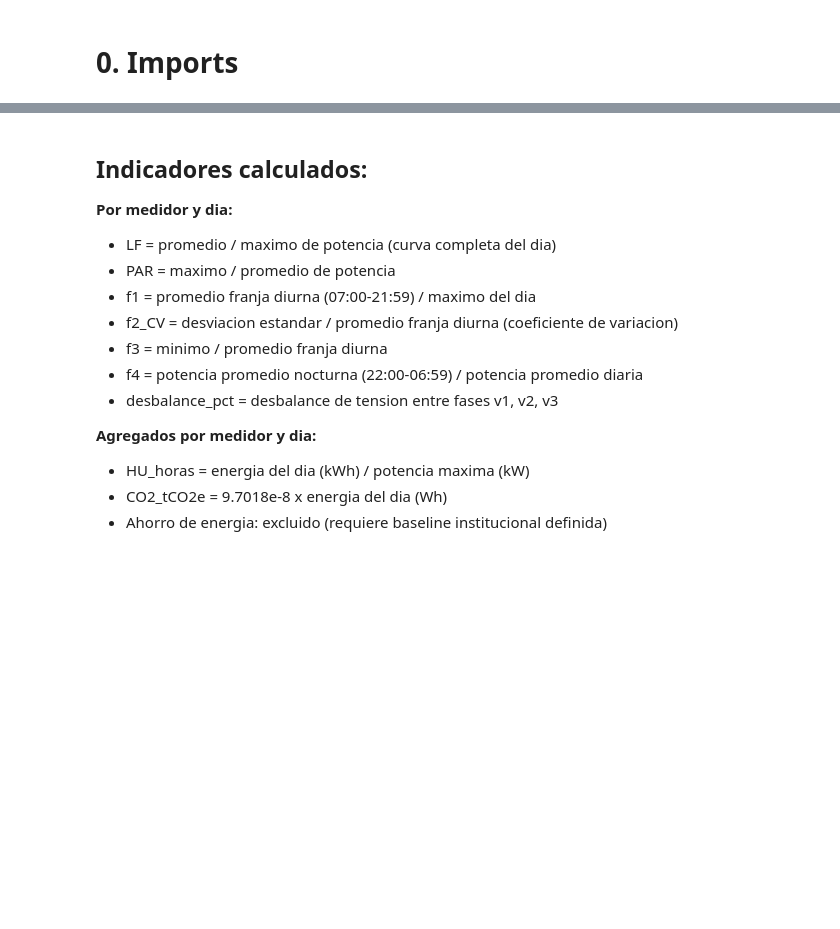
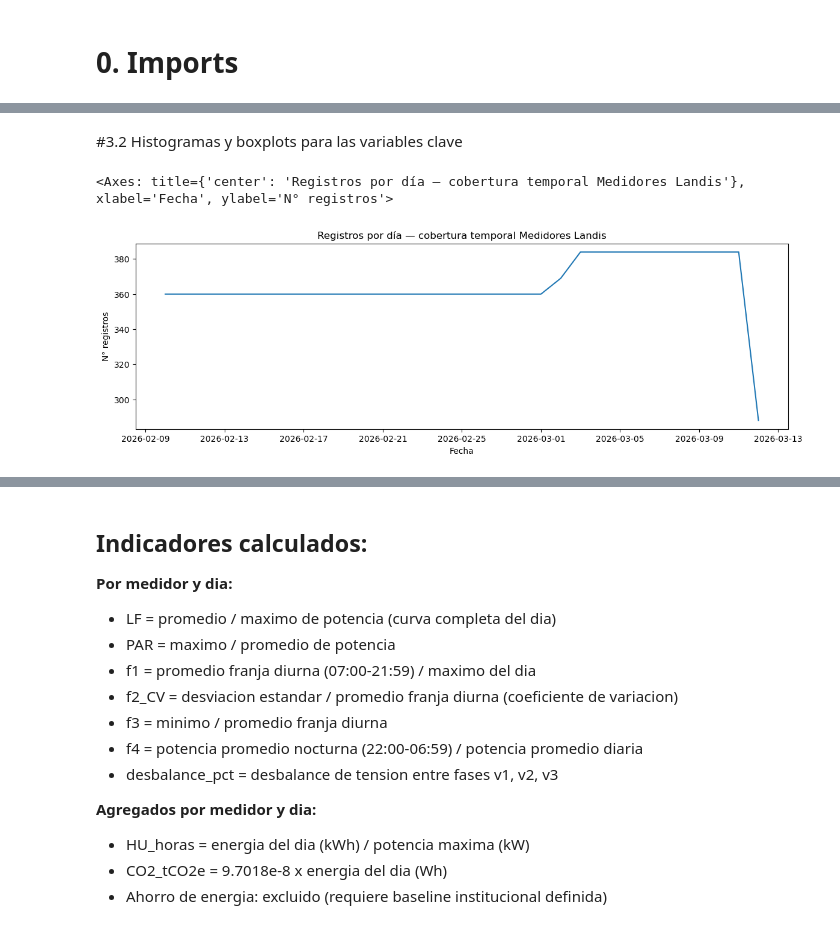
Before and after one commit to nickmen1201/e-visor, a Jupyter notebook: 2026/calculo_indicadores_kpis_2026.ipynb, the cells around one changed output, grey strips where cells are left out. Saved outputs shown, nothing was run; the diff lists cells and outputs as text; code cells hidden in the pictures; blank space fills up the shorter version.

```diff
--- a/2026/calculo_indicadores_kpis_2026.ipynb
+++ b/2026/calculo_indicadores_kpis_2026.ipynb
@@ -30,0 +106,21 @@ data["time_index_colombia"] = pd.to_datetime(data["time_index_colombia"], errors
+# %% [markdown]
+#3.2 Histogramas y boxplots para las variables clave
+# %%
+# Paso 2: visualización útil — registros por día
+registros_por_dia = (
+    data
+    .groupby(data["time_index_colombia"].dt.date)
+    .size()
+    .rename("n_registros")
+)
+
+registros_por_dia.plot(
+    kind="line",
+    figsize=(14, 4),
+    title="Registros por día — cobertura temporal Medidores Landis",
+    xlabel="Fecha",
+    ylabel="N° registros"
+)
+# %% [output]
+<Axes: title={'center': 'Registros por día — cobertura temporal Medidores Landis'}, xlabel='Fecha', ylabel='N° registros'>
+[figure, added]
```
Also changed, not shown: parts of 50 cells of this notebook, 10 other files.
